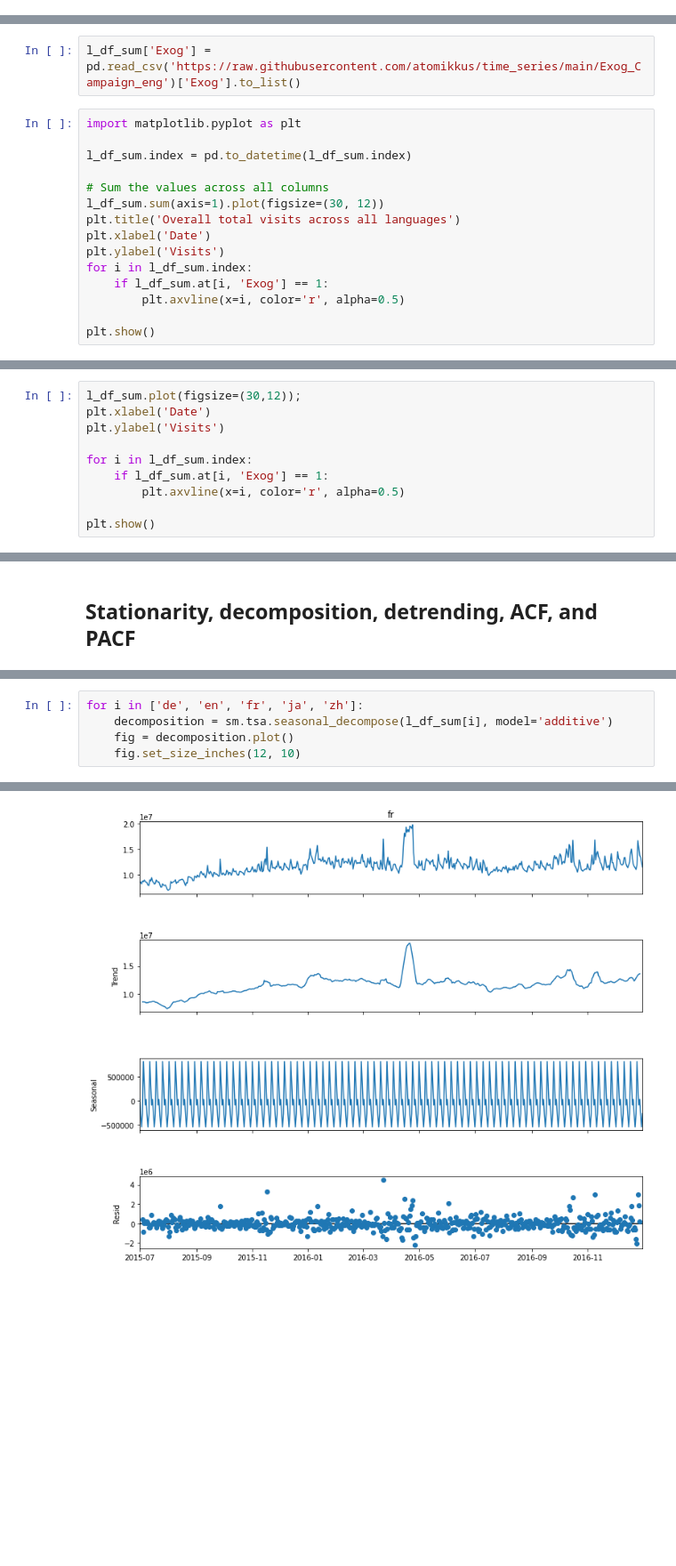
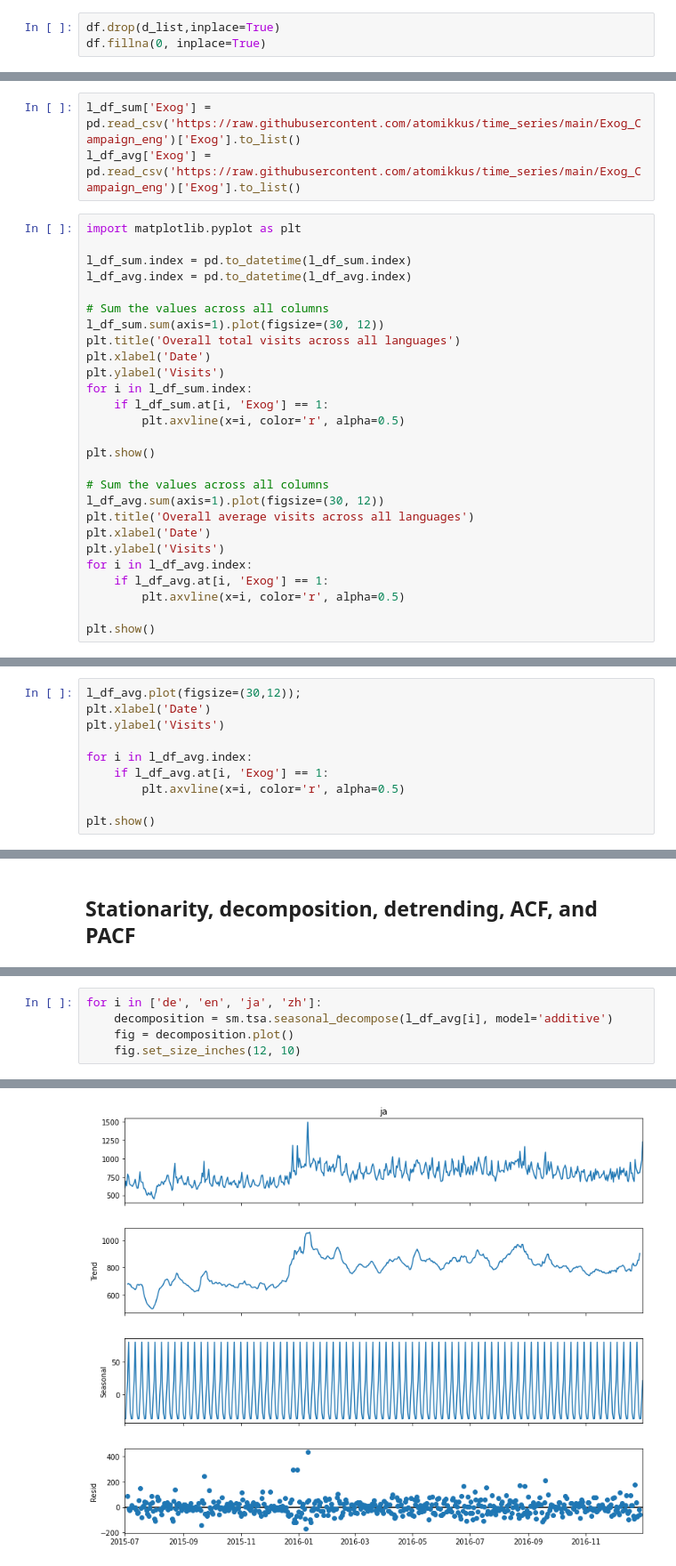
Before and after one commit to atomikkus/time_series, a Jupyter notebook: adease.ipynb, the cells around one changed output, grey strips where cells are left out. Shown at 89% size. Cells and saved outputs as stored; diff of their text form; blank space fills up the shorter version.

```diff
--- a/adease.ipynb
+++ b/adease.ipynb
@@ -55,3 +64,6 @@ It is clear from the plot that the null values decreases by the date, this may b
+# %%
+df.drop(d_list,inplace=True)
+df.fillna(0, inplace=True)
 # %% [markdown]
 ## EDA
 # %% [markdown]
@@ -135,9 +153,11 @@ Text(0, 0.5, 'Visits')
 # %%
 l_df_sum['Exog'] = pd.read_csv('https://raw.githubusercontent.com/atomikkus/time_series/main/Exog_Campaign_eng')['Exog'].to_list()
+l_df_avg['Exog'] = pd.read_csv('https://raw.githubusercontent.com/atomikkus/time_series/main/Exog_Campaign_eng')['Exog'].to_list()
 # %%
 import matplotlib.pyplot as plt
 
 l_df_sum.index = pd.to_datetime(l_df_sum.index)
+l_df_avg.index = pd.to_datetime(l_df_avg.index)
 
 # Sum the values across all columns
 l_df_sum.sum(axis=1).plot(figsize=(30, 12))
@@ -149,5 +169,16 @@ for i in l_df_sum.index:
         plt.axvline(x=i, color='r', alpha=0.5)
 
 plt.show()
+
+# Sum the values across all columns
+l_df_avg.sum(axis=1).plot(figsize=(30, 12))
+plt.title('Overall average visits across all languages')
+plt.xlabel('Date')
+plt.ylabel('Visits')
+for i in l_df_avg.index:
+    if l_df_avg.at[i, 'Exog'] == 1:
+        plt.axvline(x=i, color='r', alpha=0.5)
+
+plt.show()
 # %% [output]
 [figure]
@@ -154,10 +186,10 @@ plt.show()
 # %%
-l_df_sum.plot(figsize=(30,12));
+l_df_avg.plot(figsize=(30,12));
 plt.xlabel('Date')
 plt.ylabel('Visits')
 
-for i in l_df_sum.index:
-    if l_df_sum.at[i, 'Exog'] == 1:
+for i in l_df_avg.index:
+    if l_df_avg.at[i, 'Exog'] == 1:
         plt.axvline(x=i, color='r', alpha=0.5)
 
 plt.show()
@@ -263,6 +241,6 @@ Let's interpret each row:
 # %%
-for i in ['de', 'en', 'fr', 'ja', 'zh']:
-    decomposition = sm.tsa.seasonal_decompose(l_df_sum[i], model='additive')
+for i in ['de', 'en', 'ja', 'zh']:
+    decomposition = sm.tsa.seasonal_decompose(l_df_avg[i], model='additive')
     fig = decomposition.plot()
     fig.set_size_inches(12, 10)
 # %% [output]
@@ -271 +249 @@ for i in ['de', 'en', 'fr', 'ja', 'zh']:
-[figure, old version]
+[figure, new version]
```
Also changed, not shown: parts of 25 cells of this notebook.
